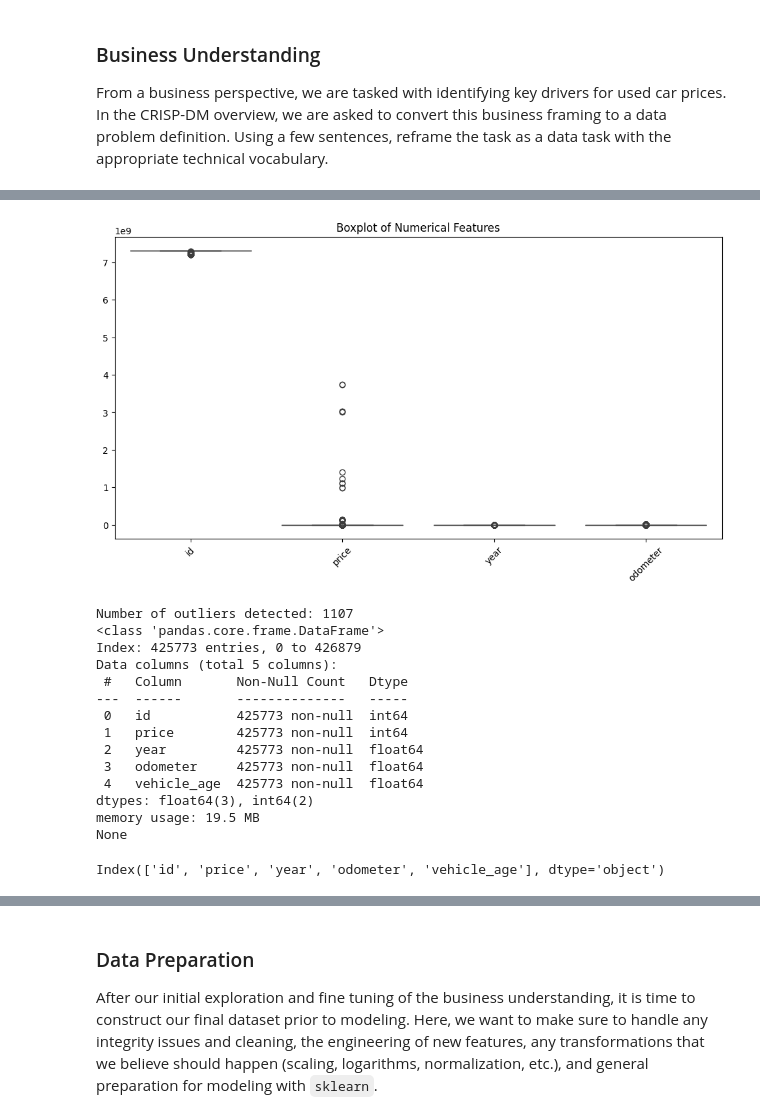
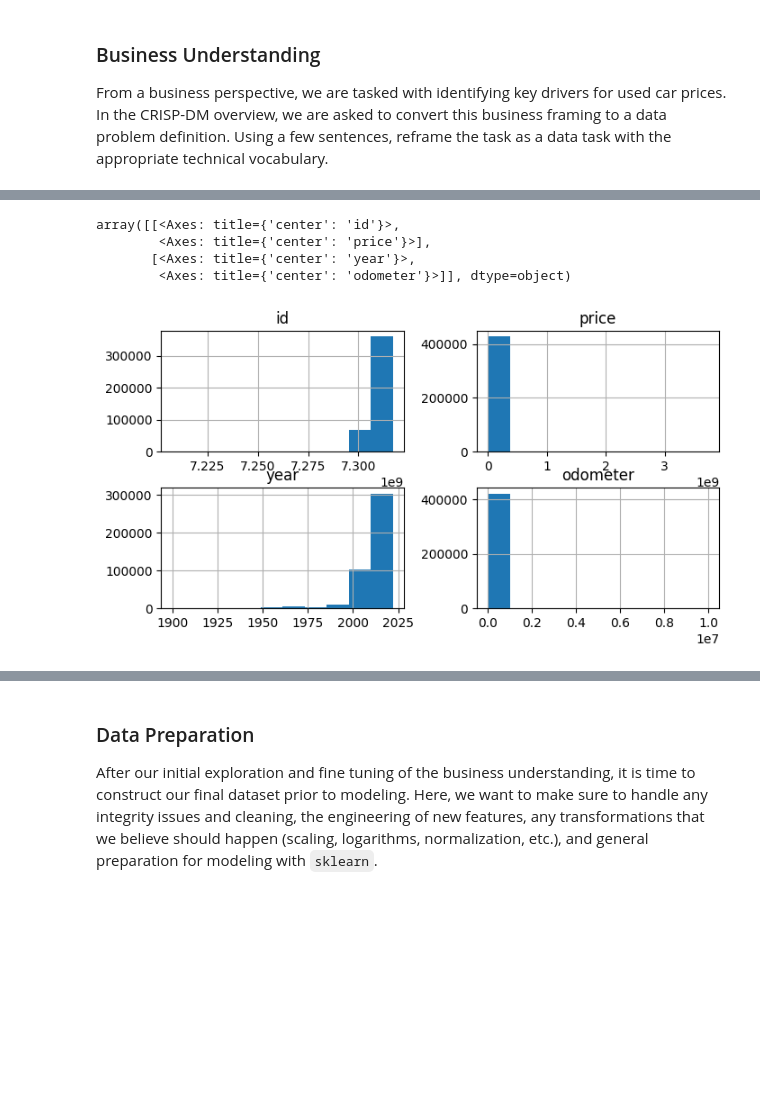
Before and after one commit to Soha1950/As11.1, a Jupyter notebook: prompt_II.ipynb, the cells around one changed output, grey strips where cells are left out. Cells and saved outputs as stored; diff of their text form; code cells hidden in the pictures; blank space fills up the shorter version.

```diff
--- a/prompt_II.ipynb
+++ b/prompt_II.ipynb
@@ -120,60 +42,0 @@ The 'condition' column is not present in the DataFrame.
-# %%
-import pandas as pd
-import seaborn as sns
-import matplotlib.pyplot as plt
-from scipy.stats import zscore
-
-# Handling missing values
-# Impute missing numerical values with median
-numerical_columns = df.select_dtypes(include=['int', 'float']).columns
-df[numerical_columns] = df[numerical_columns].fillna(df[numerical_columns].median())
-
-# Impute missing categorical values with mode
-categorical_columns = df.select_dtypes(include=['object']).columns
-for col in categorical_columns:
-    df[col] = df[col].fillna(df[col].mode().iloc[0])
-
-# Feature Engineering
-# Create a new feature 'vehicle_age' from 'year'
-df['vehicle_age'] = 2024 - df['year']
-
-# Outlier Detection and Treatment
-# Visualize outliers using box plots
-plt.figure(figsize=(12, 6))
-sns.boxplot(data=df[numerical_columns])
-plt.title('Boxplot of Numerical Features')
-plt.xticks(rotation=45)
-plt.show()
-
-# Detect outliers using z-score method
-z_scores = zscore(df[numerical_columns])
-outliers = (z_scores > 3).any(axis=1)
-outliers_df = df[outliers]
-print("Number of outliers detected:", len(outliers_df))
-
-# Remove outliers
-df = df[~outliers]
-
-# Updated dataset information
-print(df.info())
-# %% [output]
-[figure, removed]
-Number of outliers detected: 1107
-<class 'pandas.core.frame.DataFrame'>
-Index: 425773 entries, 0 to 426879
-Data columns (total 5 columns):
- #   Column       Non-Null Count   Dtype
----  ------       --------------   -----
- 0   id           425773 non-null  int64
- 1   price        425773 non-null  int64
- 2   year         425773 non-null  float64
- 3   odometer     425773 non-null  float64
- 4   vehicle_age  425773 non-null  float64
-dtypes: float64(3), int64(2)
-memory usage: 19.5 MB
-None
-# %%
-# Check the columns in the DataFrame
-print(df.columns)
-# %% [output]
-Index(['id', 'price', 'year', 'odometer', 'vehicle_age'], dtype='object')
@@ -180 +45,9 @@ Index(['id', 'price', 'year', 'odometer', 'vehicle_age'], dtype='object')
+# %%
+df.hist(figsize=(8,4))
+# %% [output]
+array([[<Axes: title={'center': 'id'}>,
+        <Axes: title={'center': 'price'}>],
+       [<Axes: title={'center': 'year'}>,
+        <Axes: title={'center': 'odometer'}>]], dtype=object)
+[figure, added]
 # %%
```
Also changed, not shown: parts of 29 cells of this notebook.
